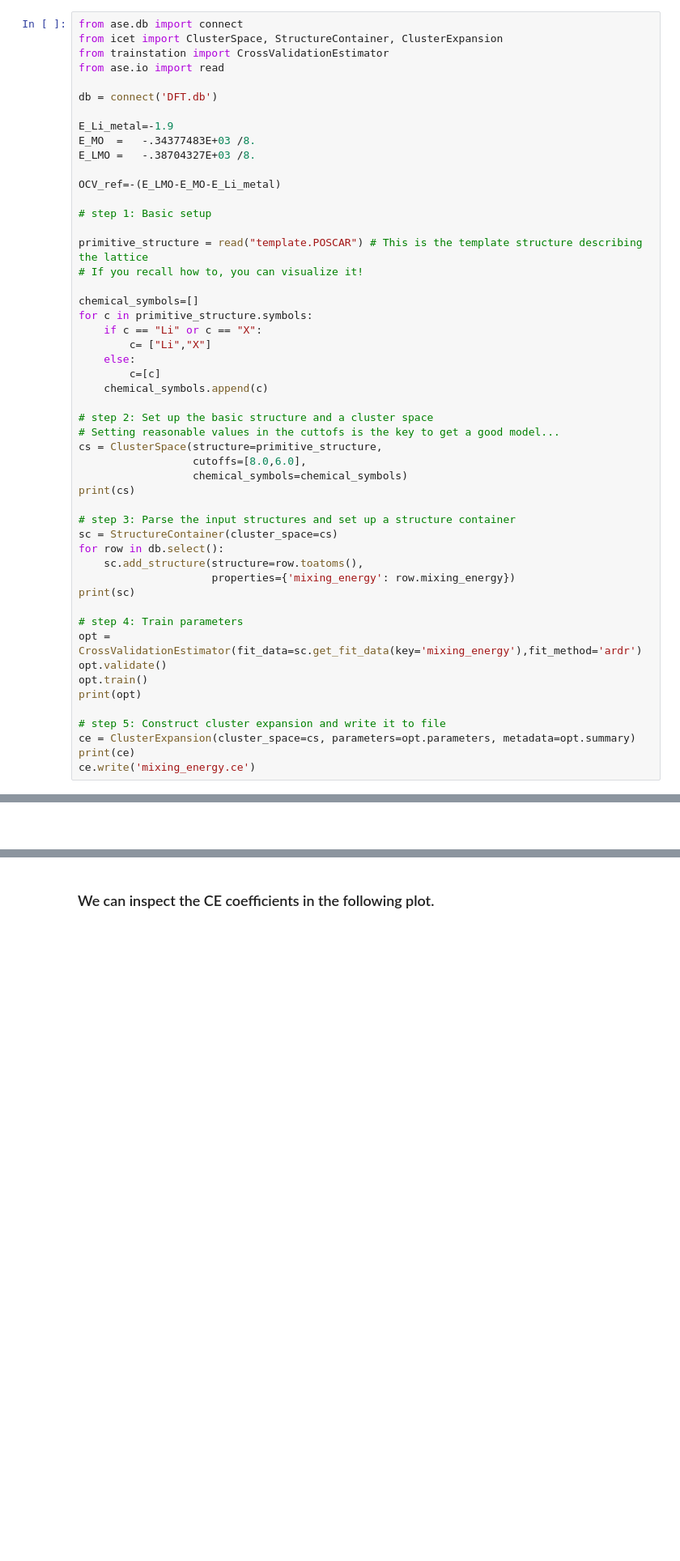
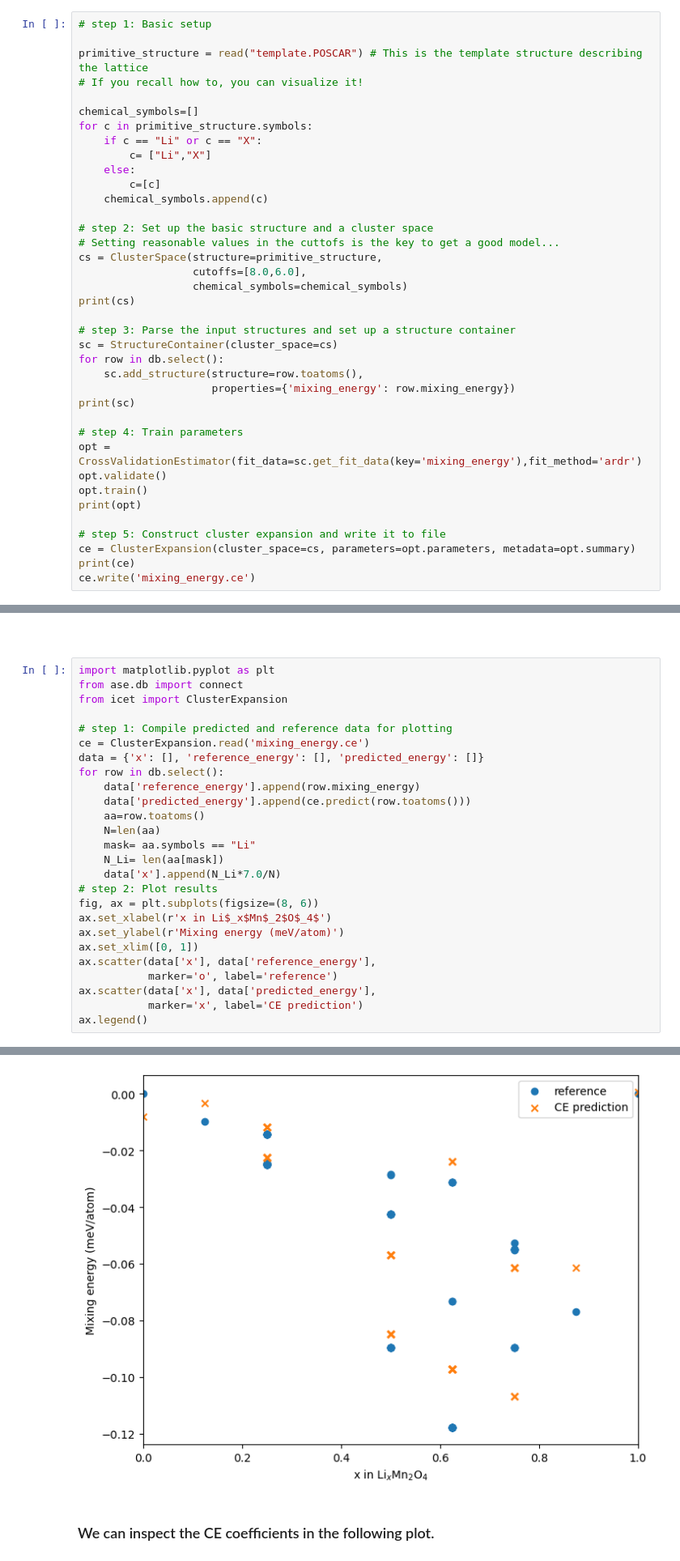
Before and after one commit to jollactic/Modelling_course, a Jupyter notebook: CE_MC/Tutorial_LMO.ipynb, the cells around one changed output, grey strips where cells are left out. Shown at 81% size. Saved outputs shown, nothing was run; the diff lists cells and outputs as text; blank space fills up the shorter version.

```diff
--- a/CE_MC/Tutorial_LMO.ipynb
+++ b/CE_MC/Tutorial_LMO.ipynb
@@ -15,17 +48,4 @@ Often in these CE-codes everything is phrased in terms of concentrations rather
 # %%
-from ase.db import connect
-from icet import ClusterSpace, StructureContainer, ClusterExpansion
-from trainstation import CrossValidationEstimator
-from ase.io import read
-
-db = connect('DFT.db')
-
-E_Li_metal=-1.9
-E_MO  =   -.34377483E+03 /8.
-E_LMO =   -.38704327E+03 /8.
-
-OCV_ref=-(E_LMO-E_MO-E_Li_metal)
-
 # step 1: Basic setup
 
 primitive_structure = read("template.POSCAR") # This is the template structure describing the lattice
@@ -139,2 +134,29 @@ ax.plot([min(data['reference_energy']),min(data['reference_energy'])],[max(data[
 # %% [markdown]
 ###
+# %%
+import matplotlib.pyplot as plt
+from ase.db import connect
+from icet import ClusterExpansion
+
+# step 1: Compile predicted and reference data for plotting
+ce = ClusterExpansion.read('mixing_energy.ce')
+data = {'x': [], 'reference_energy': [], 'predicted_energy': []}
+for row in db.select():
+    data['reference_energy'].append(row.mixing_energy)
+    data['predicted_energy'].append(ce.predict(row.toatoms()))
+    aa=row.toatoms()
+    N=len(aa)
+    mask= aa.symbols == "Li"
+    N_Li= len(aa[mask])
+    data['x'].append(N_Li*7.0/N)
+# step 2: Plot results
+fig, ax = plt.subplots(figsize=(8, 6))
+ax.set_xlabel(r'x in Li$_x$Mn$_2$O$_4$')
+ax.set_ylabel(r'Mixing energy (meV/atom)')
+ax.set_xlim([0, 1])
+ax.scatter(data['x'], data['reference_energy'],
+           marker='o', label='reference')
+ax.scatter(data['x'], data['predicted_energy'],
+           marker='x', label='CE prediction')
+ax.legend()
+# %% [output]
@@ -141,3 +164,4 @@ ax.plot([min(data['reference_energy']),min(data['reference_energy'])],[max(data[
+[figure, added]
 # %% [markdown]
 ### We can inspect the CE coefficients in the following plot.
 # %%
```
Also changed, not shown: parts of 24 cells of this notebook, 20 other files.
